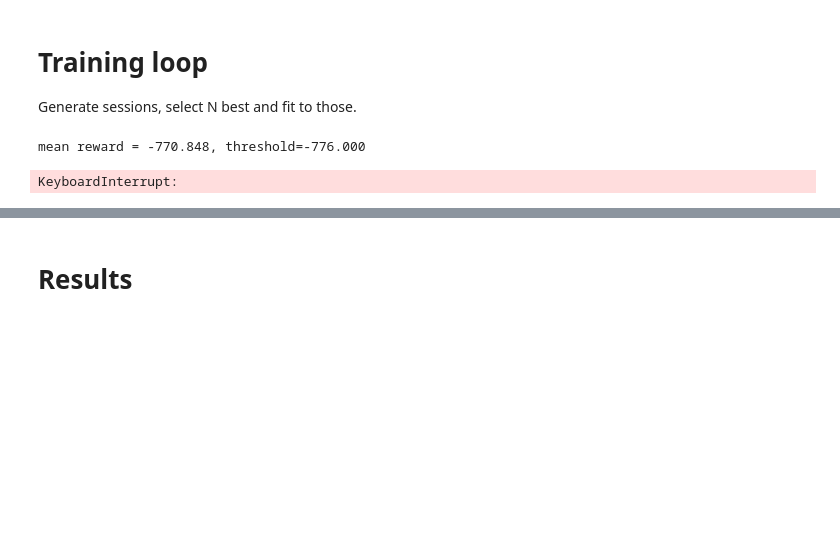
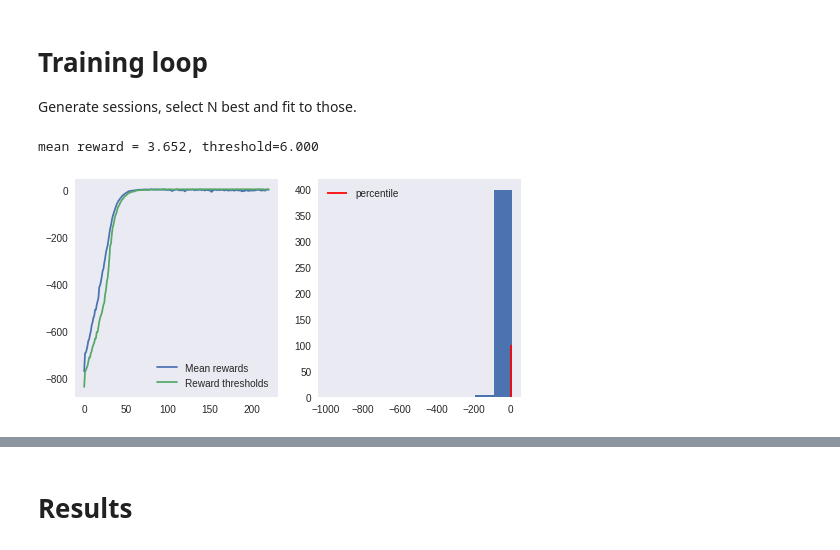
Before and after one commit to dimaischenko/Practical_RL, a Jupyter notebook: week01_intro/crossentropy_method.ipynb, the cells around one changed output, grey strips where cells are left out. Drawn from its saved outputs; the diff is of its cells as text; code cells hidden in the pictures; blank space fills up the shorter version.

```diff
--- a/week01_intro/crossentropy_method.ipynb
+++ b/week01_intro/crossentropy_method.ipynb
@@ -253,30 +271,30 @@ def show_progress(rewards_batch, log, reward_range=[-990, +10]):
 # %%
 # reset policy just in case
 policy = np.ones([n_states, n_actions]) / n_actions
+# %%
+n_sessions = 500  # sample this many sessions
+percentile = 20  # take this percent of session with highest rewards
+learning_rate = 0.5  # add this thing to all counts for stability
+
+log = []
 # %%
-n_sessions = 250  # sample this many sessions
-percentile = 50  # take this percent of session with highest rewards
-learning_rate = 0.5  # add this thing to all counts for stability
-
-log = []
-
-for i in range(100):
+for i in range(20):
 
     %time sessions = [generate_session(policy) for it in range(n_sessions)]
 
     states_batch, actions_batch, rewards_batch = zip(*sessions)
 
     elite_states, elite_actions = select_elites(states_batch, actions_batch, rewards_batch, percentile)
 
     new_policy = update_policy(elite_states, elite_actions)
 
     policy = learning_rate * new_policy + (1 - learning_rate) * policy
 
     # display results on chart
     show_progress(rewards_batch, log)
 # %% [output]
-mean reward = -770.848, threshold=-776.000
+mean reward = 3.652, threshold=6.000
-KeyboardInterrupt:
+[figure, added]
 # %% [markdown]
 # Digging deeper: approximate crossentropy with neural nets
 
```
Also changed, not shown: parts of 14 cells of this notebook.
